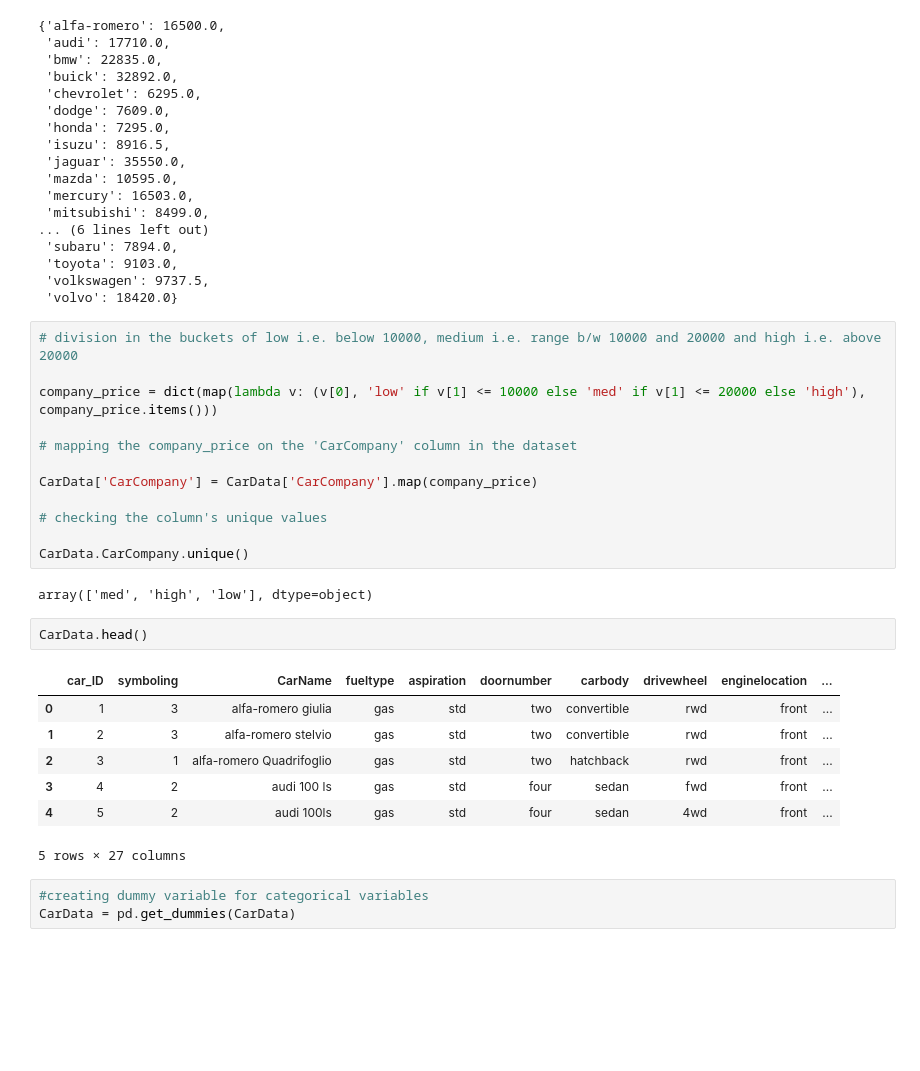
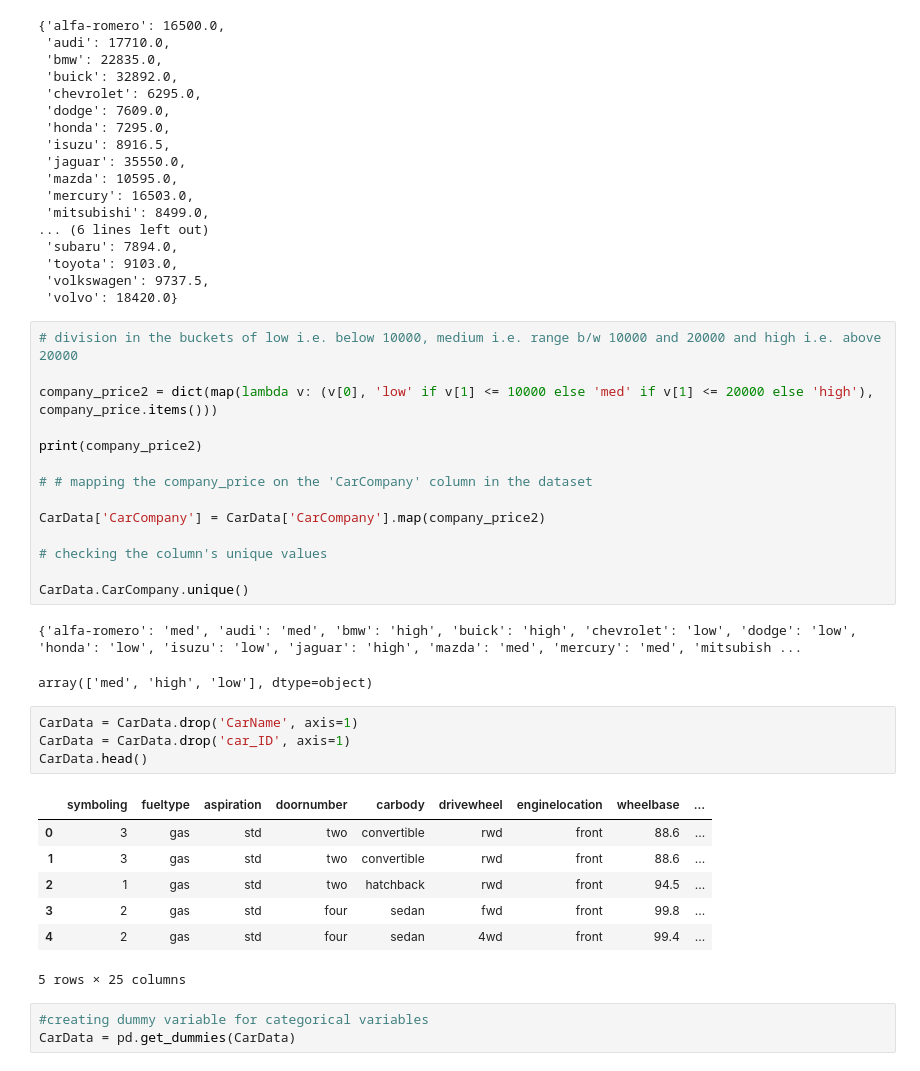
Before and after one commit to znichola/ai-42bootcamp, a Jupyter notebook: 0x2/Beginner02.ipynb, the cells around one changed output. Saved outputs shown, nothing was run; the diff lists cells and outputs as text; blank space fills up the shorter version.

```diff
--- a/0x2/Beginner02.ipynb
+++ b/0x2/Beginner02.ipynb
@@ -166,27 +166,32 @@ company_price
 # %%
 # division in the buckets of low i.e. below 10000, medium i.e. range b/w 10000 and 20000 and high i.e. above 20000
 
-company_price = dict(map(lambda v: (v[0], 'low' if v[1] <= 10000 else 'med' if v[1] <= 20000 else 'high'), company_price.items()))
+company_price2 = dict(map(lambda v: (v[0], 'low' if v[1] <= 10000 else 'med' if v[1] <= 20000 else 'high'), company_price.items()))
 
-# mapping the company_price on the 'CarCompany' column in the dataset
+print(company_price2)
 
-CarData['CarCompany'] = CarData['CarCompany'].map(company_price)
+# # mapping the company_price on the 'CarCompany' column in the dataset
+
+CarData['CarCompany'] = CarData['CarCompany'].map(company_price2)
 
 # checking the column's unique values
 
 CarData.CarCompany.unique()
 # %% [output]
-array(['med', 'high', 'low'], dtype=object)
+{'alfa-romero': 'med', 'audi': 'med', 'bmw': 'high', 'buick': 'high', 'chevrolet': 'low', 'dodge': 'low', 'honda': 'low', 'isuzu': 'low', 'jaguar': 'high', 'mazda': 'med', 'mercury': 'med', 'mitsubish ...
+array(['med', 'high', 'low'], dtype=object)
-# %%
-CarData.head()
-# %% [output]
-|  | car_ID | symboling | CarName | fueltype | aspiration | doornumber | carbody | drivewheel | enginelocation | ... |
-| 0 | 1 | 3 | alfa-romero giulia | gas | std | two | convertible | rwd | front | ... |
-| 1 | 2 | 3 | alfa-romero stelvio | gas | std | two | convertible | rwd | front | ... |
-| 2 | 3 | 1 | alfa-romero Quadrifoglio | gas | std | two | hatchback | rwd | front | ... |
-| 3 | 4 | 2 | audi 100 ls | gas | std | four | sedan | fwd | front | ... |
-| 4 | 5 | 2 | audi 100ls | gas | std | four | sedan | 4wd | front | ... |
-5 rows × 27 columns
+# %%
+CarData = CarData.drop('CarName', axis=1)
+CarData = CarData.drop('car_ID', axis=1)
+CarData.head()
+# %% [output]
+|  | symboling | fueltype | aspiration | doornumber | carbody | drivewheel | enginelocation | wheelbase | ... |
+| 0 | 3 | gas | std | two | convertible | rwd | front | 88.6 | ... |
+| 1 | 3 | gas | std | two | convertible | rwd | front | 88.6 | ... |
+| 2 | 1 | gas | std | two | hatchback | rwd | front | 94.5 | ... |
+| 3 | 2 | gas | std | four | sedan | fwd | front | 99.8 | ... |
+| 4 | 2 | gas | std | four | sedan | 4wd | front | 99.4 | ... |
+5 rows × 25 columns
 # %%
 #creating dummy variable for categorical variables
 CarData = pd.get_dummies(CarData)
```
Also changed, not shown: parts of 10 cells of this notebook.
